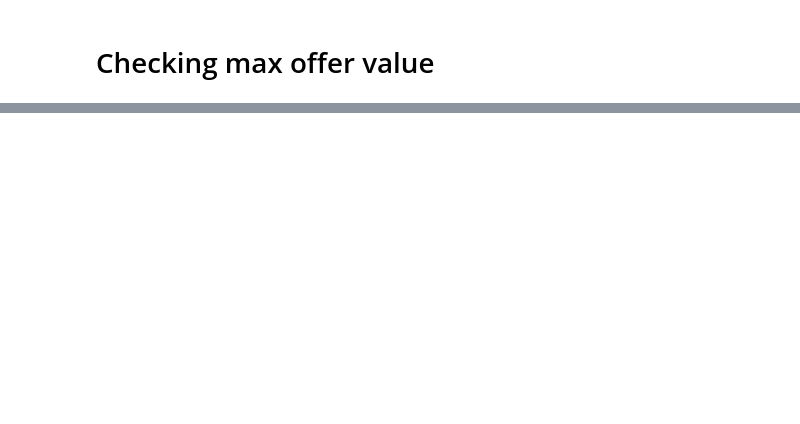
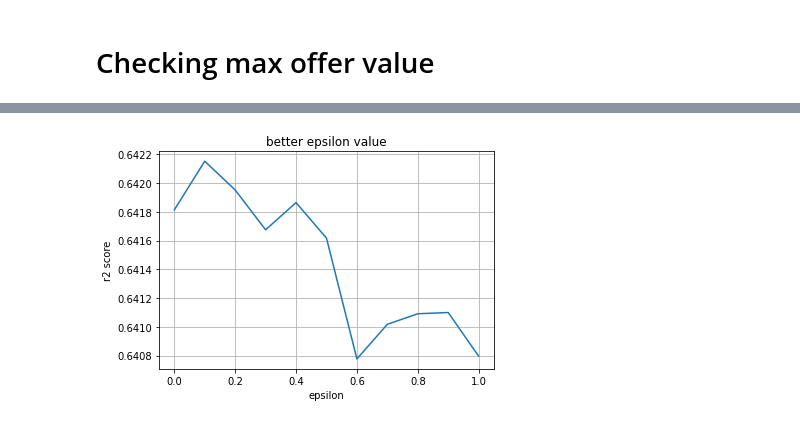
Before and after one commit to agonfo/u03_capstone_starbucks, a Jupyter notebook: 03 - model.ipynb, the cells around one changed output, grey strips where cells are left out. Saved outputs shown, nothing was run; the diff lists cells and outputs as text; code cells hidden in the pictures; blank space fills up the shorter version.

```diff
--- a/03 - model.ipynb
+++ b/03 - model.ipynb
@@ -39,5 +35,5 @@ def load_data ():
 # %%
-def clear_outsiders (df , col , max_offer):
+def clear_outliers (df , col , max_offer):
     '''
     drop outsiders
     IMPUT:
@@ -311,0 +357,40 @@ check_max_offer(type_1 , 'type 1' , range_test )
+# %%
+def check_epsilon(df , label , max_offer , range_epsilon_test):
+
+    df = clear_outliers (df , label ,  max_offer)
+    df['age'] = bucketizer(df , 'age' , 8)
+    df['income'] = bucketizer(df , 'income' , 9)
+
+    X_train, X_test, y_train, y_test = split_data (df , label)
+    box_train , maxlog = stats.boxcox(y_train)
+    y_train = pd.Series(box_train)
+
+    r2_lst = []
+
+    for e in range_epsilon_test:
+
+        clf = make_pipeline(StandardScaler() , SVR(epsilon=e))
+        clf.fit(X_train, y_train)
+
+        predictions = clf.predict(X_test)
+
+        y_pred = inv_boxcox(predictions, maxlog)
+        y_pred = np.nan_to_num(y_pred)  # in some cases inv_boxcox can return a NaN (when is a complex number)
+
+        r2 = r2_score(y_test, y_pred)
+        r2_lst.append(r2)
+
+    f4, ax4 = plt.subplots()
+    ax4.plot(range_epsilon_test, r2_lst)
+
+    ax4.set(xlabel='epsilon', ylabel='r2 score',
+        title='better epsilon value')
+    ax4.grid()
+
+    plt.show()
+# %%
+range_epsilon_test = np.linspace(0,1,11)
+# %%
+check_epsilon(type_1 , 'type 1' , 40 , range_epsilon_test)
+# %% [output]
+[figure, added]
```
Also changed, not shown: parts of 13 cells of this notebook.
